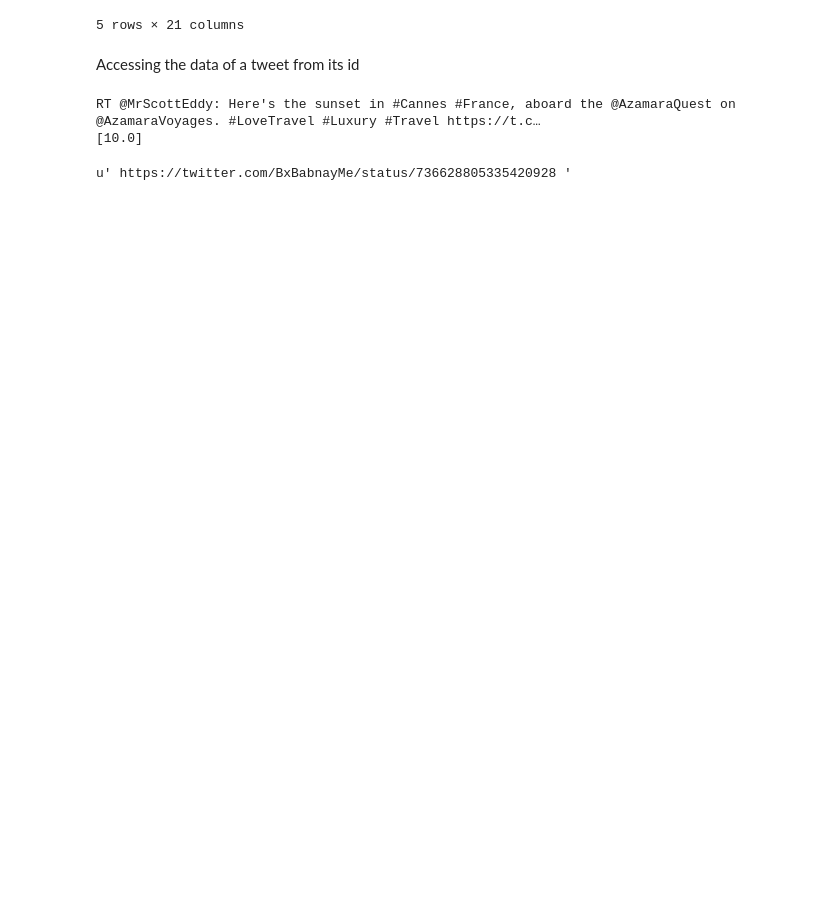
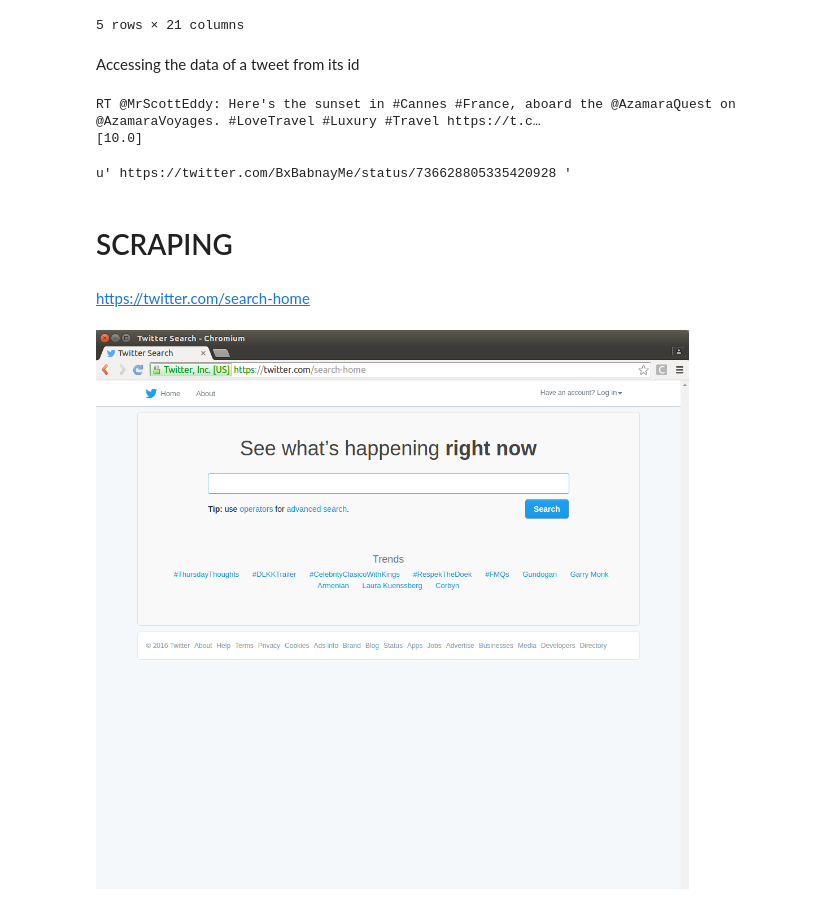
Before and after one commit to mboudour/TwitterMining, a Jupyter notebook: Twitter Mining.ipynb, the cells around one changed output. Drawn from its saved outputs; the diff is of its cells as text; code cells hidden in the pictures; blank space fills up the shorter version.

Commit message:
Add the search photo

```diff
--- a/Twitter Mining.ipynb
+++ b/Twitter Mining.ipynb
@@ -132,3 +132,11 @@ link=' https://twitter.com/%s/status/%s ' %(screen_name,idt)
 link
 # %% [output]
 u' https://twitter.com/BxBabnayMe/status/736628805335420928 '
+# %% [markdown]
+# SCRAPING
+# %% [markdown]
+https://twitter.com/search-home
+# %%
+Image("pngs/twitter_search.png")
+# %% [output]
+[figure, added]
```
Also changed, not shown: parts of 2 cells of this notebook.
